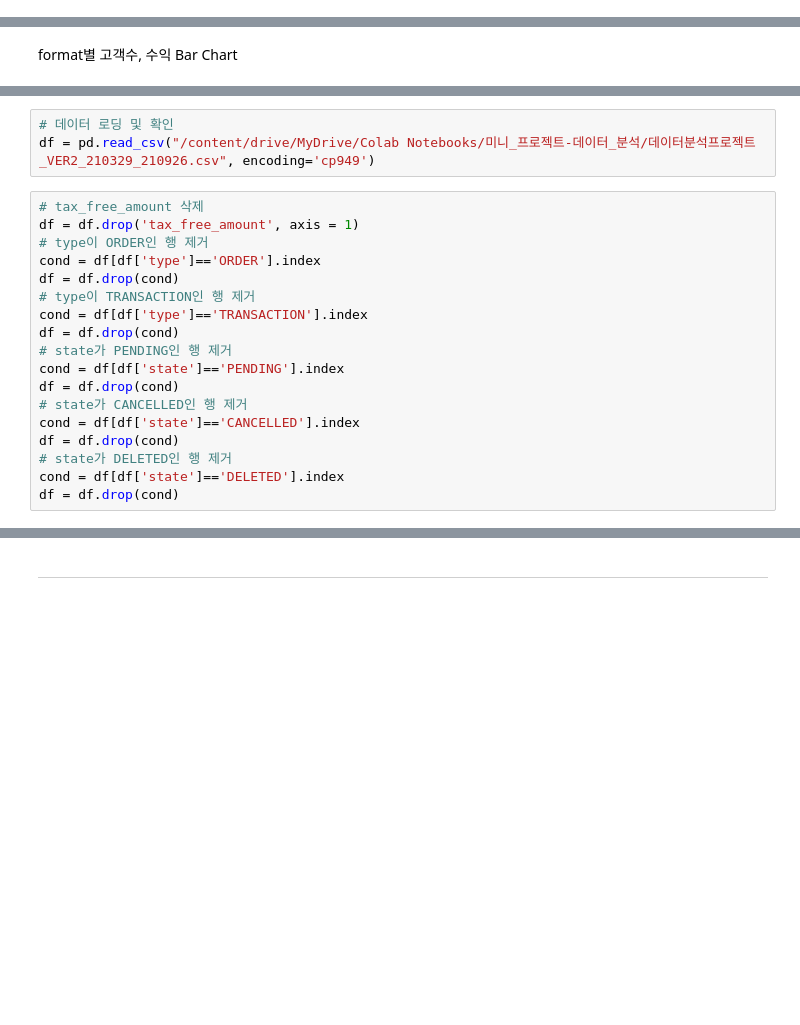
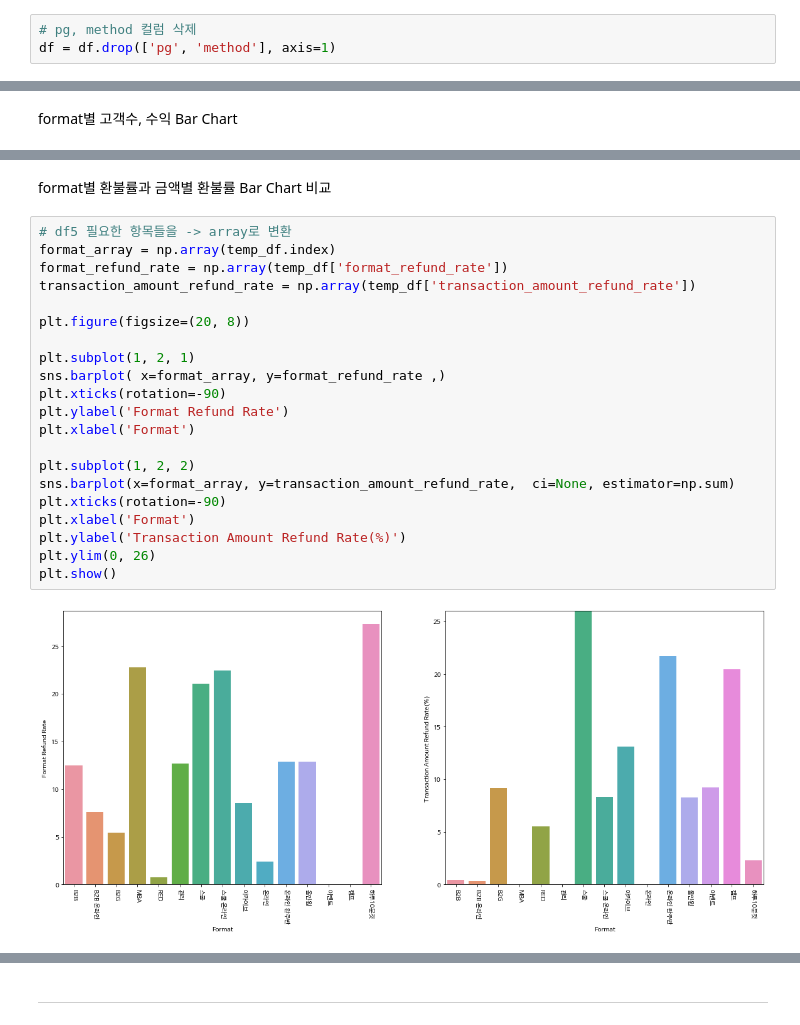
Before and after one commit to yd-online3/fc_miniproject, a Jupyter notebook: fc_mini_sejin.ipynb, the cells around one changed output, grey strips where cells are left out. Saved outputs shown, nothing was run; the diff lists cells and outputs as text; blank space fills up the shorter version.

```diff
--- a/fc_mini_sejin.ipynb
+++ b/fc_mini_sejin.ipynb
@@ -324,0 +264,3 @@ data['payment_data'].isna().sum()
+# %%
+# pg, method 컬럼 삭제
+df = df.drop(['pg', 'method'], axis=1)
@@ -863,21 +413,0 @@ data.groupby(['category_title','subcategory_title']).agg(how)
-# %%
-# 데이터 로딩 및 확인
-df = pd.read_csv("/content/drive/MyDrive/Colab Notebooks/미니_프로젝트-데이터_분석/데이터분석프로젝트_VER2_210329_210926.csv", encoding='cp949')
-# %%
-# tax_free_amount 삭제
-df = df.drop('tax_free_amount', axis = 1)
-# type이 ORDER인 행 제거
-cond = df[df['type']=='ORDER'].index
-df = df.drop(cond)
-# type이 TRANSACTION인 행 제거
-cond = df[df['type']=='TRANSACTION'].index
-df = df.drop(cond)
-# state가 PENDING인 행 제거
-cond = df[df['state']=='PENDING'].index
-df = df.drop(cond)
-# state가 CANCELLED인 행 제거
-cond = df[df['state']=='CANCELLED'].index
-df = df.drop(cond)
-# state가 DELETED인 행 제거
-cond = df[df['state']=='DELETED'].index
-df = df.drop(cond)
@@ -1325,0 +532,25 @@ memory usage: 7.2+ KB
+# %% [markdown]
+format별 환불률과 금액별 환불률 Bar Chart 비교
+# %%
+# df5 필요한 항목들을 -> array로 변환
+format_array = np.array(temp_df.index)
+format_refund_rate = np.array(temp_df['format_refund_rate'])
+transaction_amount_refund_rate = np.array(temp_df['transaction_amount_refund_rate'])
+
+plt.figure(figsize=(20, 8))
+
+plt.subplot(1, 2, 1)
+sns.barplot( x=format_array, y=format_refund_rate ,)
+plt.xticks(rotation=-90)
+plt.ylabel('Format Refund Rate')
+plt.xlabel('Format')
+
+plt.subplot(1, 2, 2)
+sns.barplot(x=format_array, y=transaction_amount_refund_rate,  ci=None, estimator=np.sum)
+plt.xticks(rotation=-90)
+plt.xlabel('Format')
+plt.ylabel('Transaction Amount Refund Rate(%)')
+plt.ylim(0, 26)
+plt.show()
+# %% [output]
+[figure, added]
```
Also changed, not shown: parts of 324 cells of this notebook.
